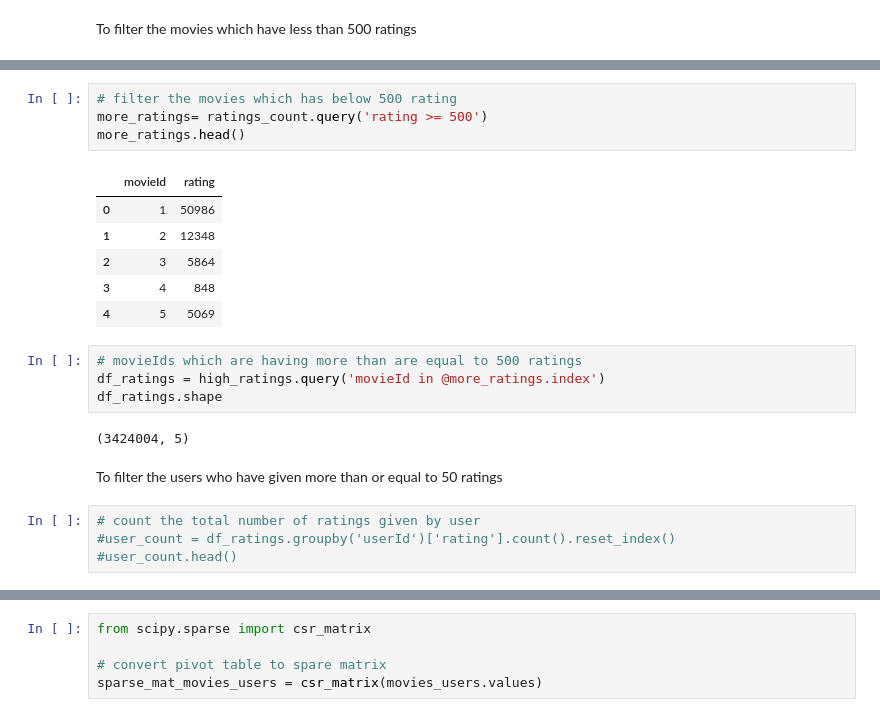
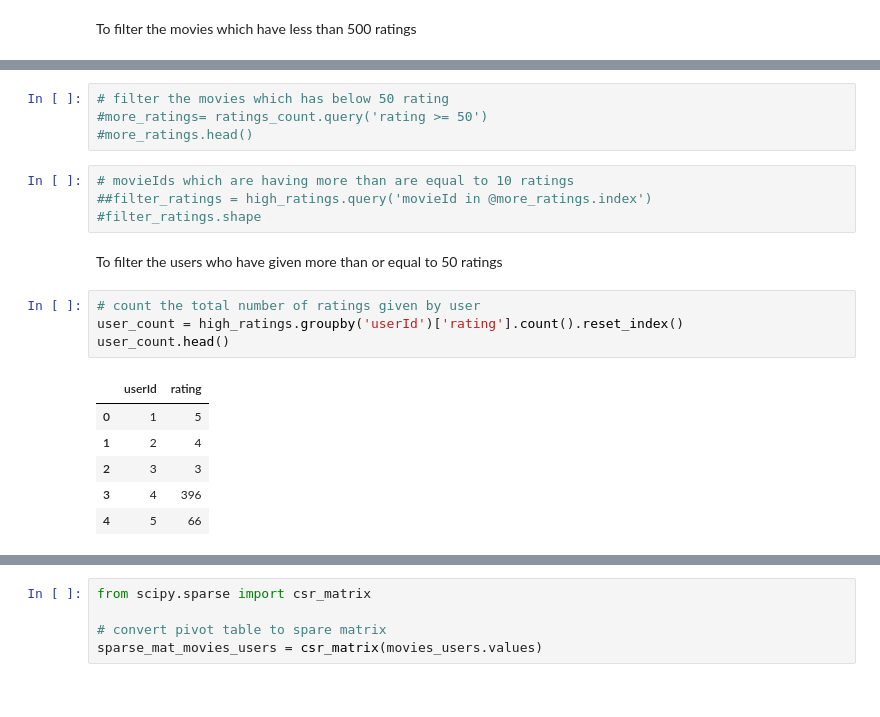
Before and after one commit to VineelaNedunuri/Machine-Learning-vineela-nedunuri, a Jupyter notebook: Labb/Rekommender_system.ipynb, the cells around one changed output, grey strips where cells are left out. Drawn from its saved outputs; the diff is of its cells as text.

```diff
--- a/Labb/Rekommender_system.ipynb
+++ b/Labb/Rekommender_system.ipynb
@@ -657,25 +650,23 @@ ratings_count.head()
 # %%
-# filter the movies which has below 500 rating
-more_ratings= ratings_count.query('rating >= 500')
-more_ratings.head()
+# filter the movies which has below 50 rating
+#more_ratings= ratings_count.query('rating >= 50')
+#more_ratings.head()
-# %% [output]
-|  | movieId | rating |
-| 0 | 1 | 50986 |
-| 1 | 2 | 12348 |
-| 2 | 3 | 5864 |
-| 3 | 4 | 848 |
-| 4 | 5 | 5069 |
 # %%
-# movieIds which are having more than are equal to 500 ratings
-df_ratings = high_ratings.query('movieId in @more_ratings.index')
-df_ratings.shape
+# movieIds which are having more than are equal to 10 ratings
+##filter_ratings = high_ratings.query('movieId in @more_ratings.index')
+#filter_ratings.shape
-# %% [output]
-(3424004, 5)
 # %% [markdown]
 To filter the users who have given more than or equal to 50 ratings
 # %%
 # count the total number of ratings given by user
-#user_count = df_ratings.groupby('userId')['rating'].count().reset_index()
-#user_count.head()
+user_count = high_ratings.groupby('userId')['rating'].count().reset_index()
+user_count.head()
+# %% [output]
+|  | userId | rating |
+| 0 | 1 | 5 |
+| 1 | 2 | 4 |
+| 2 | 3 | 3 |
+| 3 | 4 | 396 |
+| 4 | 5 | 66 |
 # %%
 # user given more than or equal 50 rating
```
Also changed, not shown: parts of 10 cells of this notebook.
